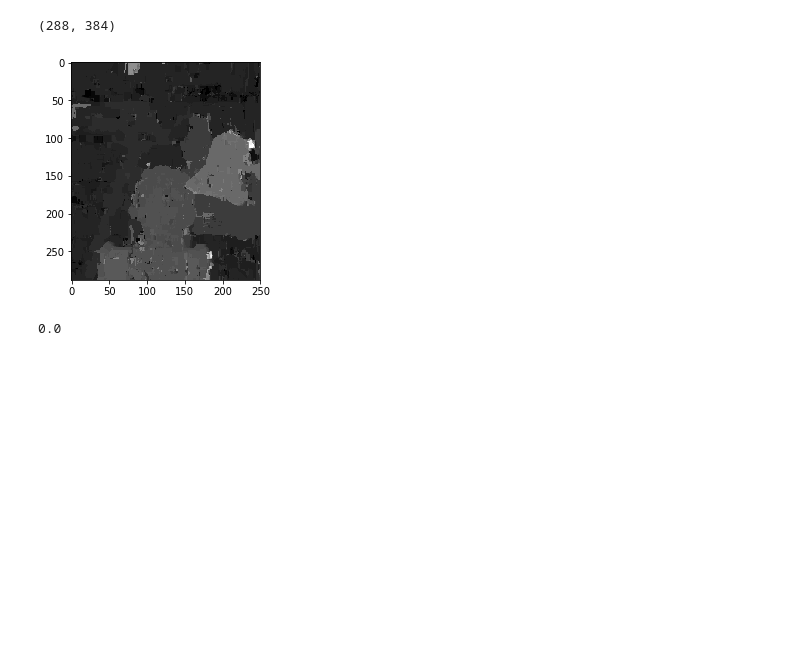
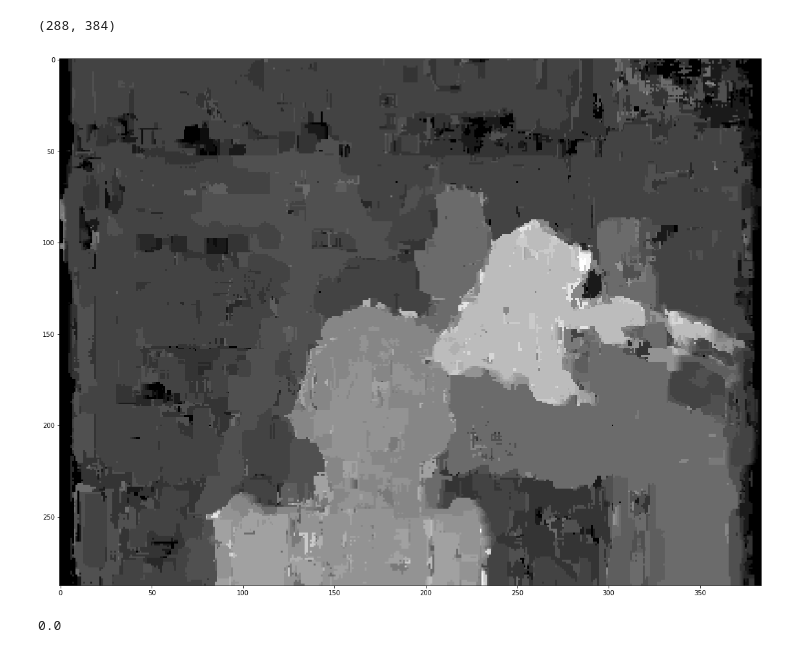
Before and after one commit to l3th0n/VIP_A3, a Jupyter notebook: A3 Full script as notebook.ipynb, the cells around one changed output. Cells and saved outputs as stored; diff of their text form; code cells hidden in the pictures; blank space fills up the shorter version.

```diff
--- a/A3 Full script as notebook.ipynb
+++ b/A3 Full script as notebook.ipynb
@@ -619,8 +400,8 @@ img_title = "Tsukuba"#input("-->")
 
 window_sizes = [9]#[7,9,11,13,15]
 outcome = ["Mean disparity error", "Mean squared error", "Standard deviation of disparity error", "Nr of large errors", "Fraction of large errors"]
-margins = [1,2,5]
-margin = 8
+#margins = [1,2,5]
+margin = 4
 
 
 # print('What window size do you want to use? ')
@@ -717,10 +498,11 @@ image_tsu.shape
 # %% [output]
 (288, 384)
 # %%
-plt.imshow(image_tsu[:,50:300], "gray")
+plt.rcParams['figure.figsize'] = (20.0, 15.0)
+plt.imshow(image_tsu, "gray")
 plt.show()
 # %% [output]
-[figure, old version]
+[figure, new version]
 # %%
 np.min(image_tsu[:,:300])
 # %% [output]
```
Also changed, not shown: parts of 3 cells of this notebook.
